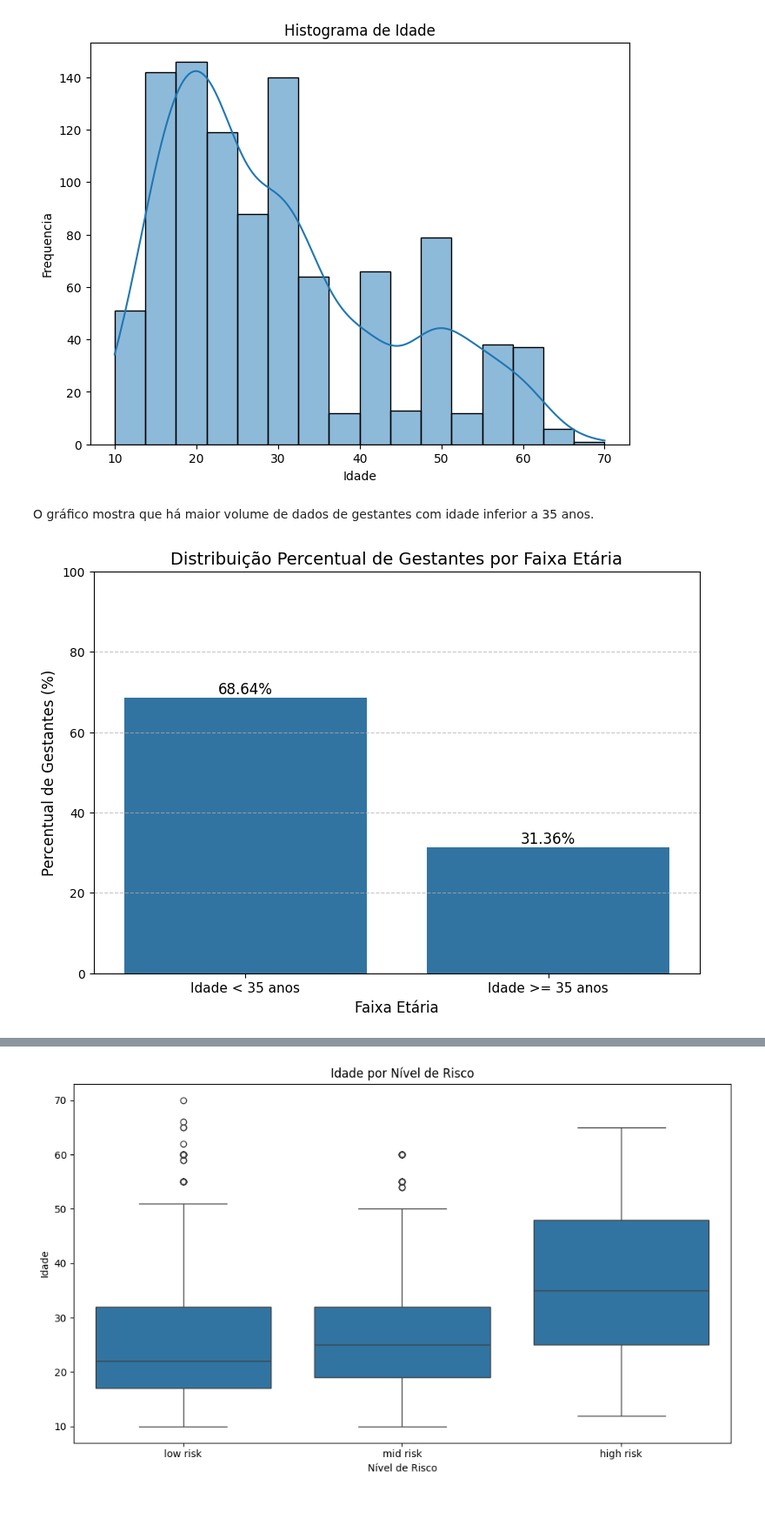
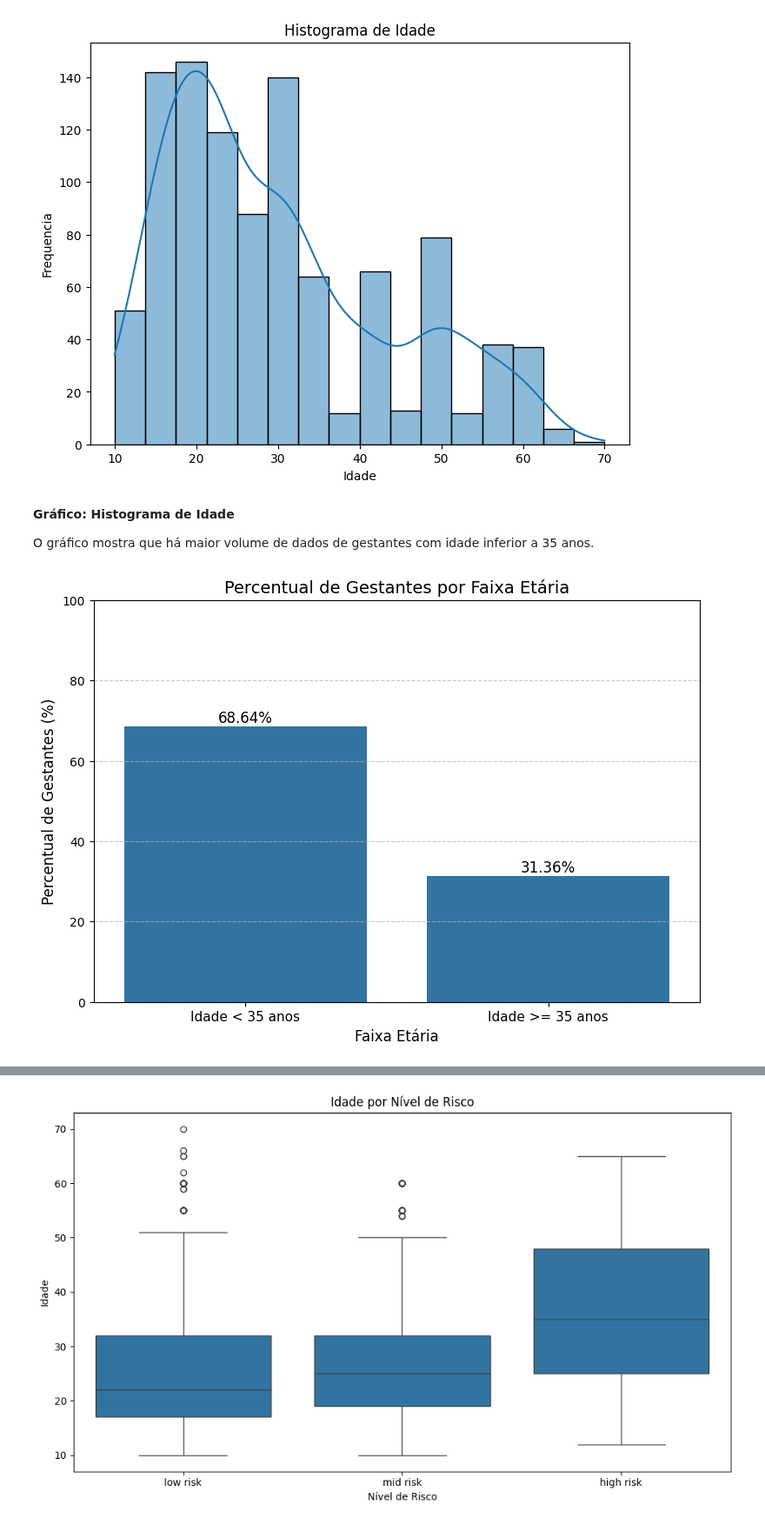
Before and after one commit to AlineFiori/MVP, a Jupyter notebook: Template_Análise_de_Dados_Pregnancy.ipynb, the cells around one changed output, grey strips where cells are left out. Shown at 87% size. Drawn from its saved outputs; the diff is of its cells as text; code cells hidden in the pictures.

```diff
--- a/Template_Análise_de_Dados_Pregnancy.ipynb
+++ b/Template_Análise_de_Dados_Pregnancy.ipynb
@@ -331,38 +333,40 @@ plt.show()
 # %% [output]
 [figure]
 # %% [markdown]
+**Gráfico: Histograma de Idade**
+
 O gráfico mostra que há maior volume de dados de gestantes com idade inferior a 35 anos.
 # %%
-# 2. Análise de variáveis: analisando o % de idade gestacional 35+
+# 2. Análise do % de idade gestacional 35+
 
 # Calcular a contagem de valores para 'Idade_35+' e normalizar para obter percentuais
 proportions_idade35_plus = Dataset['Idade_35+'].value_counts(normalize=True) * 100
 
 # Preparar os dados para o gráfico de barras
 plot_data = pd.DataFrame({
     'Grupo Idade': ['Idade < 35 anos', 'Idade >= 35 anos'], # Rótulos claros para o gráfico
     'Percentual': [proportions_idade35_plus.get(0, 0), proportions_idade35_plus.get(1, 0)]
 })
 
 # Criar o gráfico de barras
 plt.figure(figsize=(9, 6)) # Aumentar ligeiramente o tamanho para melhor visualização
 sns.barplot(x='Grupo Idade', y='Percentual', data=plot_data)
             #palette='viridis') # 'viridis' é uma boa paleta de cores
 
 # Adicionar rótulos de percentual nas barras para clareza
 for index, row in plot_data.iterrows():
     plt.text(index, row.Percentual, f'{row.Percentual:.2f}%',
              color='black', ha="center", va='bottom', fontsize=12)
 
-plt.title('Distribuição Percentual de Gestantes por Faixa Etária', fontsize=14)
+plt.title('Percentual de Gestantes por Faixa Etária', fontsize=14)
 plt.xlabel('Faixa Etária', fontsize=12)
 plt.ylabel('Percentual de Gestantes (%)', fontsize=12)
 plt.ylim(0, 100) # Garantir que o eixo Y vá de 0 a 100%
 plt.grid(axis='y', linestyle='--', alpha=0.7) # Adicionar grade para facilitar a leitura
 plt.xticks(fontsize=11)
 
 # Mostrar o gráfico
 plt.show()
 # %% [output]
-[figure, old version]
+[figure, new version]
 # %% [markdown]
```
Also changed, not shown: parts of 9 cells of this notebook.
